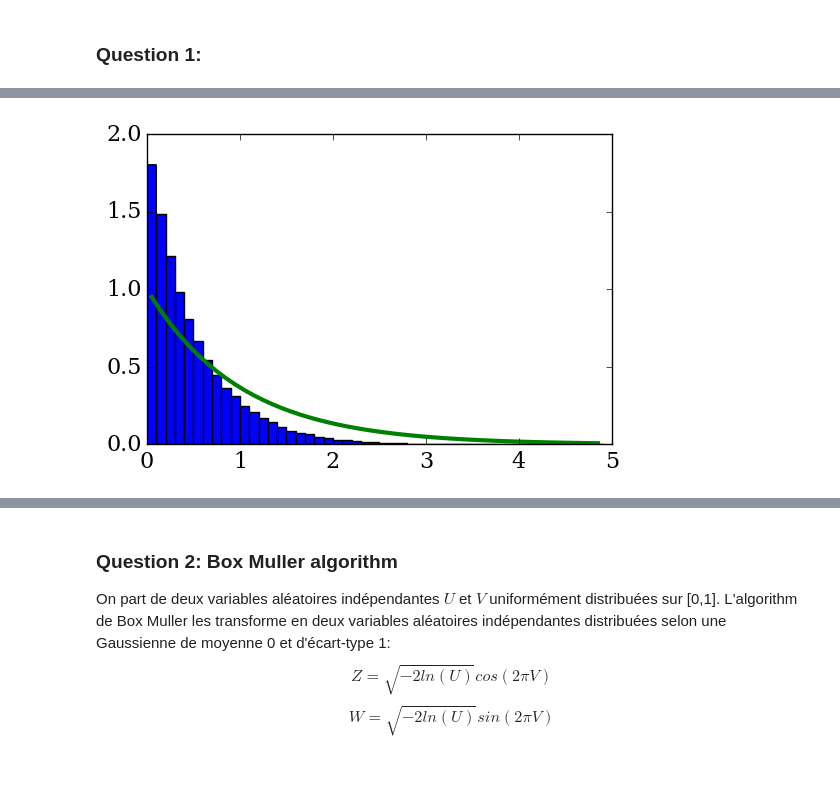
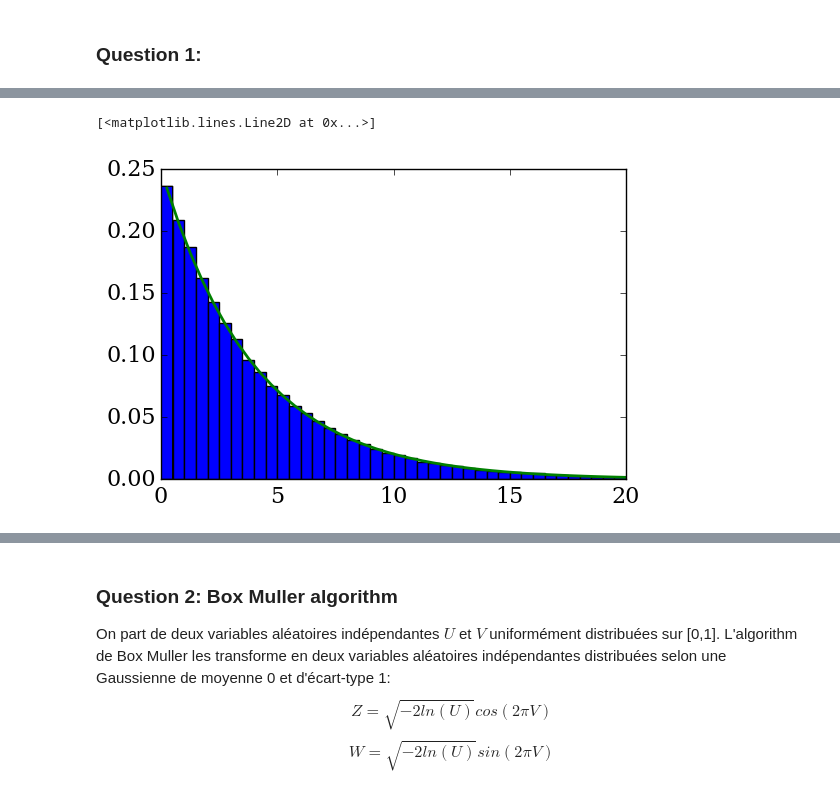
Before and after one commit to be-rays/Module6_MonteCarlo, a Jupyter notebook: Monte-Carlo_new.ipynb, the cells around one changed output, grey strips where cells are left out. Saved outputs shown, nothing was run; the diff lists cells and outputs as text; code cells hidden in the pictures.

```diff
--- a/Monte-Carlo_new.ipynb
+++ b/Monte-Carlo_new.ipynb
@@ -107,33 +107,20 @@ pyplot.plot(xc,2*numpy.exp(-xc**2/2.0)/numpy.sqrt(2*numpy.pi),lw=3,color='green'
-# %%
-# Empty list for the final set of numbers
-h=[]
-
-while len(h)<=100000:
-    u1 = numpy.random.random_sample()
-
-    # Distribute g according to the exponential distribution
-    g = numpy.log(1/(1-u1))
-
-    # Generate a second number for the acceptance/rejection condition
-    u2 = numpy.random.random_sample()
-
-    # Acceptance/rejection step
-    ratio = numpy.exp(-g)
-    if (u2<ratio):
-        # Append g to the set h
-        h.append(g)
-
-
-binwidth=0.1
-bins=numpy.arange(0.,5., binwidth)
-xc = bins[:-1] + binwidth/2
-pyplot.plot(xc,numpy.exp(-xc),lw=3,color='green')
-
-pyplot.title('')
-pyplot.xlim(0,5)
-pyplot.hist(h,bins=numpy.arange(0.,5., binwidth),normed=True, color = 'blue');
-# %% [output]
-[figure, removed]
+# %%
+alpha = 0.25 # rate of the exponential distribution
+x = numpy.random.random_sample(100000)
+y = -1/alpha*numpy.log(1-x)
+
+# Plots
+binwidth=0.5
+pyplot.xlim(0,20)
+bins=numpy.arange(0.,21., binwidth)
+pyplot.hist(y,bins,normed=True);
+
+# Compute centers of bins
+xc = bins[:-1] + binwidth/2
+pyplot.plot(xc,alpha*numpy.exp(-alpha*xc), lw=2)
+# %% [output]
+[<matplotlib.lines.Line2D at 0x...>]
+[figure, added]
 # %%
 a=numpy.random.exponential(size=100000)
 
```
Also changed, not shown: parts of 17 cells of this notebook.
